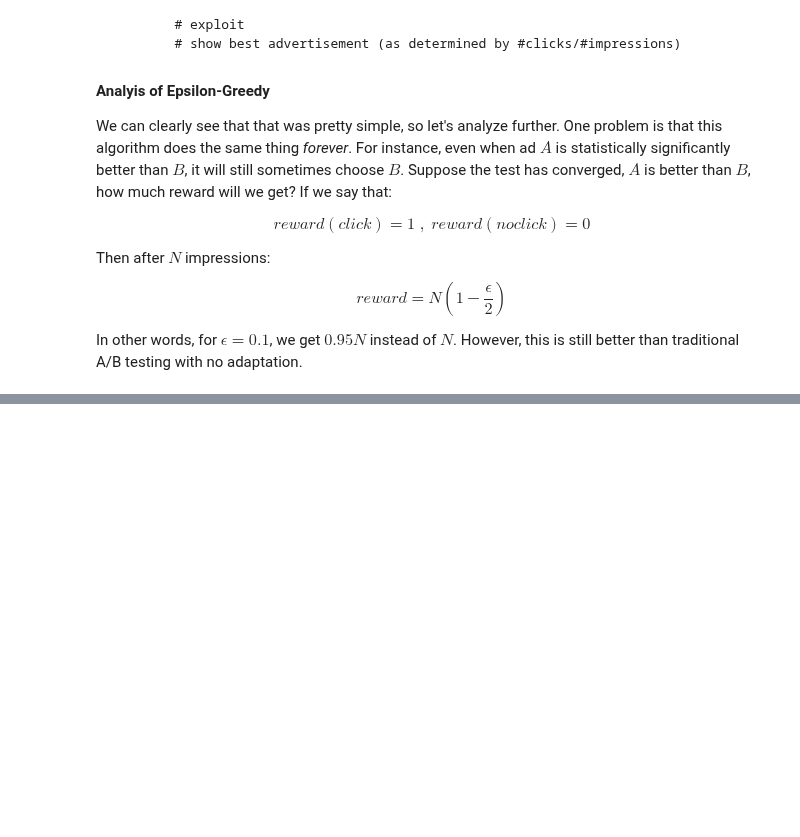
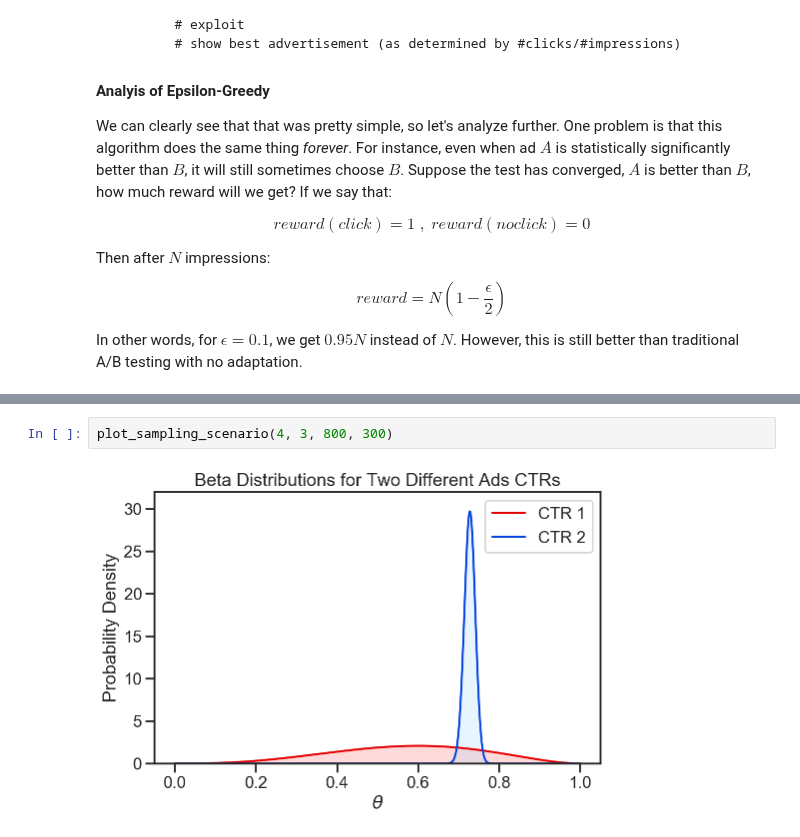
Before and after one commit to NathanielDake/intuitiveml, a Jupyter notebook: Machine_Learning/08-Bayesian_Machine_Learning-02-Bayesian-AB-Testing.ipynb, the cells around one changed output, grey strips where cells are left out. Cells and saved outputs as stored; diff of their text form; blank space fills up the shorter version.

```diff
--- a/Machine_Learning/08-Bayesian_Machine_Learning-02-Bayesian-AB-Testing.ipynb
+++ b/Machine_Learning/08-Bayesian_Machine_Learning-02-Bayesian-AB-Testing.ipynb
@@ -228,0 +389,4 @@ The answer to our problem from above is **conjugate priors**!
+# %%
+plot_sampling_scenario(4, 3, 800, 300)
+# %% [output]
+[figure, added]
```
Also changed, not shown: parts of 16 cells of this notebook.
